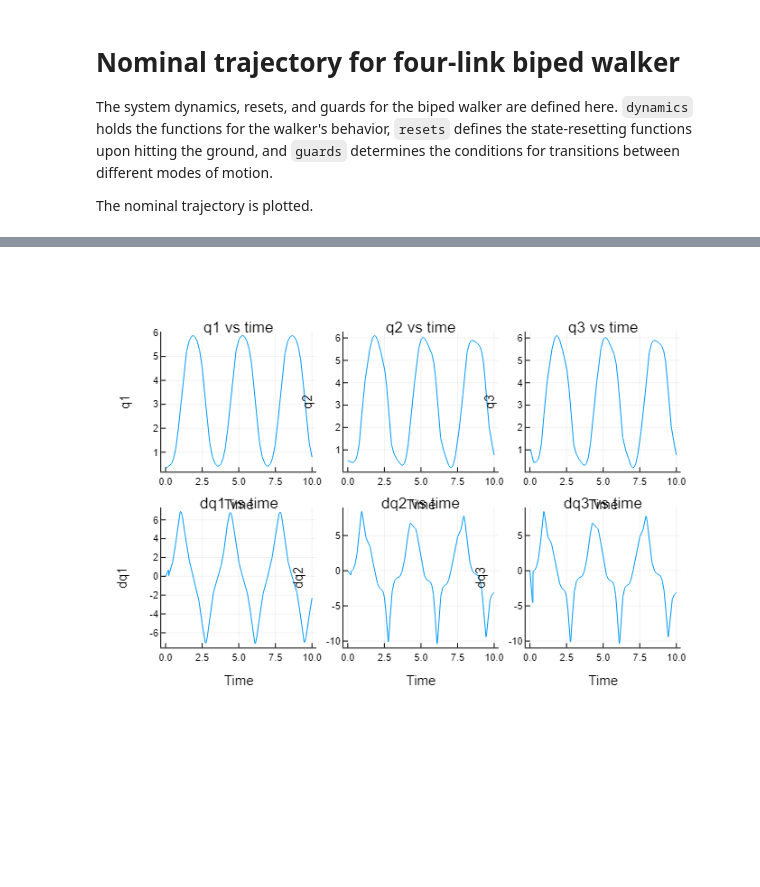
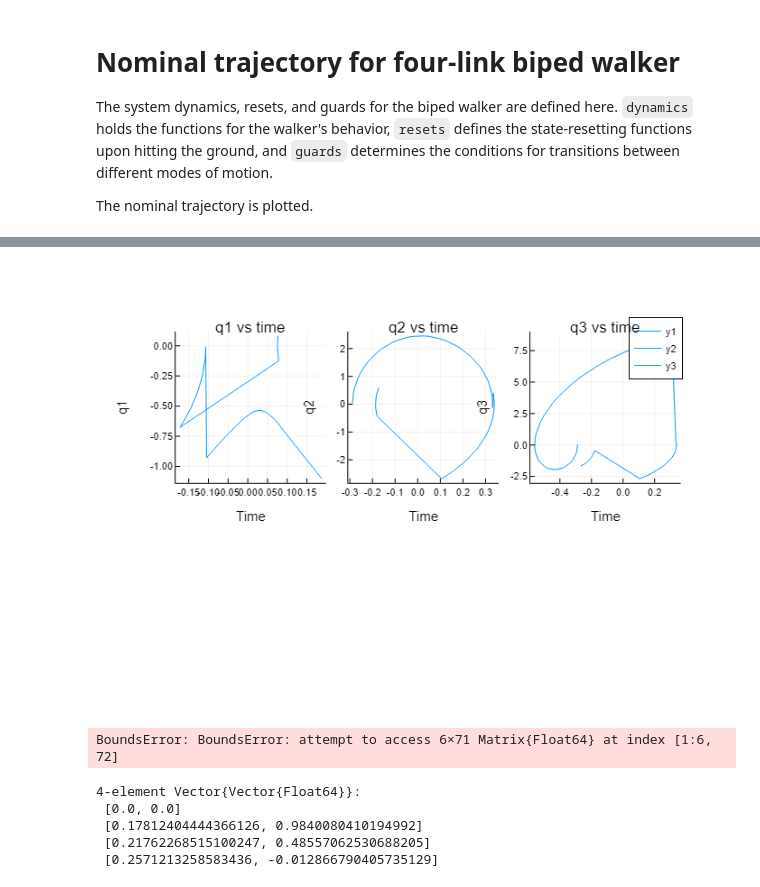
Before and after one commit to stevenwman/OCRL-Walker-Project, a Jupyter notebook: juliaImplementation/juliaImplementation/src/simulate_4link_biped.ipynb, the cells around one changed output, grey strips where cells are left out. Saved outputs shown, nothing was run; the diff lists cells and outputs as text; code cells hidden in the pictures; blank space fills up the shorter version.

Commit message:
updated heelstrike guard

```diff
--- a/juliaImplementation/juliaImplementation/src/simulate_4link_biped.ipynb
+++ b/juliaImplementation/juliaImplementation/src/simulate_4link_biped.ipynb
@@ -66,10 +56,19 @@ guards = [[idguard, kneestrike_guard],[heelstrike_guard, idguard]]
 
 # initial states
 mode0 = 1
-xmean = [pi/9, pi/6, pi/3, 0, 0, 0]
+# xmean = [pi/9, pi/6, pi/3, 0, 0, 0]
+
+q1 = 0.1877
+q2 = -0.2884
+q3 = q2
+q̇1 = -1.1014
+q̇2 = 0.0399
+q̇3 = q̇2
+
+xmean = [q1, q2, q3, q̇1, q̇2, q̇3]
 
 # simulation times
-t = 10 #10
+t = 0.7 #10
 dt = .01 #.1
 
 # noise and measurement parameters - we probably won't need this
@@ -82,3 +81,4 @@ param = ESTParameters(C,V,W,dt,dynamics,resets,guards)
 
 # simulate nominal trajectory
 nom_states, _, _, nom_modes,nom_impact_states,_ = sim_system(xmean,mode0,dynamics,resets,guards,W*.000000000000001,V,C,t,dt);
+state_matrix = hcat(nom_states...);
@@ -85,20 +96,61 @@ nom_states, _, _, nom_modes,nom_impact_states,_ = sim_system(xmean,mode0,dynamic
 # %%
 # plot each angle over time
 timesteps = 0:dt:t
 p = plot(layout = (2, 3), size = (1000, 500))
 
 
 state_names = ["q1", "q2", "q3", "dq1", "dq2", "dq3"]
 
-for i in 1:6
-    plot!(p[i], timesteps, [state[i] for state in nom_states],
+# for i in 1:6
+#     plot!(p[i], timesteps, [state[i] for state in nom_states],
+#           title = "$(state_names[i]) vs time",
+#           xlabel = "Time",
+#           ylabel = "$(state_names[i])",
+#           legend = false,
+#           titlefontsize = 12)
+# end
+
+for i in 1:3
+    plot!(p[i], [state[i] for state in nom_states],[state[i+3] for state in nom_states],
           title = "$(state_names[i]) vs time",
           xlabel = "Time",
           ylabel = "$(state_names[i])",
           legend = false,
           titlefontsize = 12)
 end
 
 display(p)
 # %% [output]
-[figure, old version]
+[figure, new version]
+# %%
+# Initialize an Animation object
+anim = Animation()
+lim = 1.5
+# Loop to create frames
+for i in 1:100
+    js = hcat(q2joints(state_matrix[:,i])...)
+    # Plot the data
+    plot(js[1,:], js[2,:], xlim=(-lim,lim), ylim=(-lim,lim), label="Points", color="blue", linestyle=:solid, marker=:circle)
+    # Plot the ground
+    x = -10:0.1:10
+    m = set_params()
+    m = -tan(m[:gamma])
+    y = m*x
+
+    plot!(x, y, color="black", label="ground")
+    # Add frame to animation
+    frame(anim)
+end
+# Save the animation as a gif
+gif(anim, "walker.gif", fps = 15)
+# %% [output]
+BoundsError: BoundsError: attempt to access 6×71 Matrix{Float64} at index [1:6, 72]
+# %%
+first_heelstrike = [-0.17907967769858749, 0.07907967769858765, 0.07907967769858743, -0.7098263826878617, -2.7977515963609325, -2.7977515963609325]
+first_heel_pos = q2joints(first_heelstrike[1:3])
+# %% [output]
+4-element Vector{Vector{Float64}}:
+ [0.0, 0.0]
+ [0.17812404444366126, 0.9840080410194992]
+ [0.21762268515100247, 0.48557062530688205]
+ [0.2571213258583436, -0.012866790405735129]
```
Also changed, not shown: parts of 2 cells of this notebook, 4 other files.
